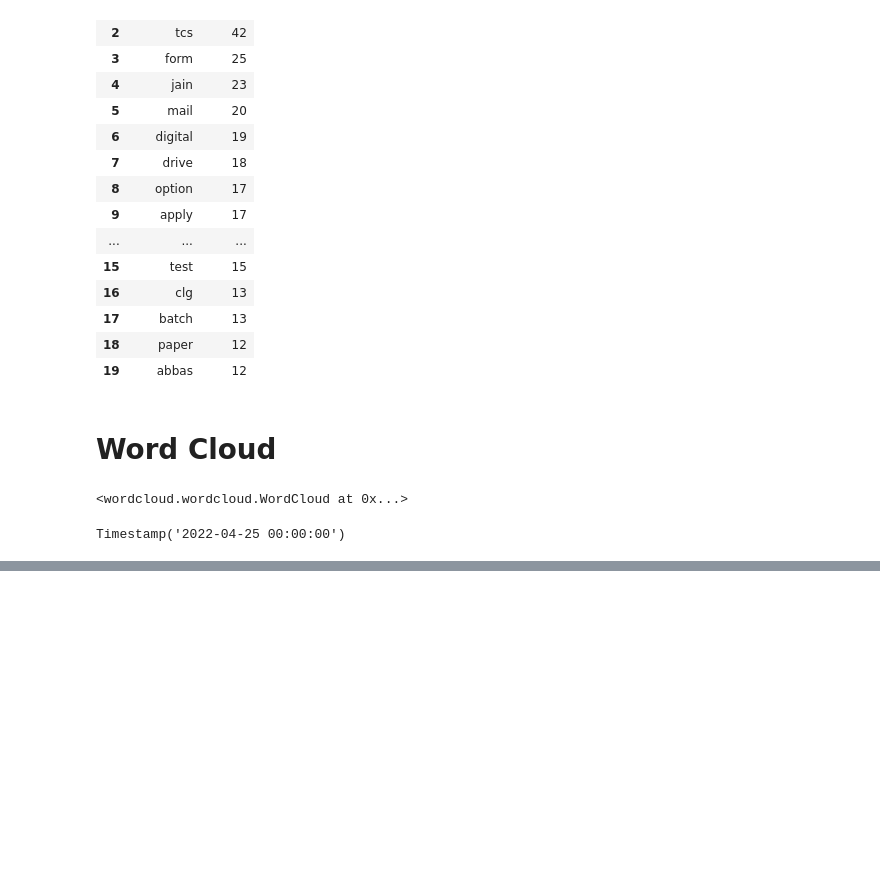
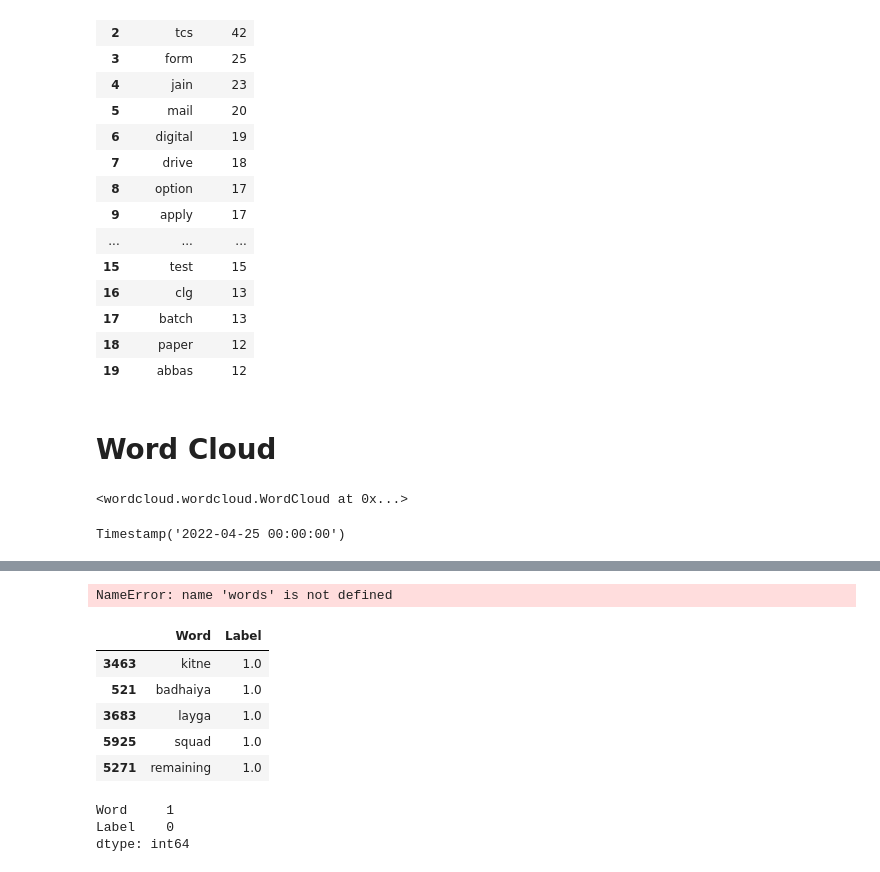
Before and after one commit to Als1510/WhatsAppChatAnalyser, a Jupyter notebook: Analysis.ipynb, the cells around one changed output, grey strips where cells are left out. Saved outputs shown, nothing was run; the diff lists cells and outputs as text; code cells hidden in the pictures; blank space fills up the shorter version.

```diff
--- a/Analysis.ipynb
+++ b/Analysis.ipynb
@@ -703,0 +775,22 @@ Timestamp('2022-04-25 00:00:00')
+# %%
+words = pd.DataFrame(words, columns=['Word'])
+words['Label'] = 1
+words.to_excel("Words.xlsx", index=False)
+# %% [output]
+NameError: name 'words' is not defined
+# %%
+words_df = pd.read_excel('Words.xlsx')
+words_df.sample(5)
+# %% [output]
+|  | Word | Label |
+| 3463 | kitne | 1.0 |
+| 521 | badhaiya | 1.0 |
+| 3683 | layga | 1.0 |
+| 5925 | squad | 1.0 |
+| 5271 | remaining | 1.0 |
+# %%
+words_df.isnull().sum()
+# %% [output]
+Word     1
+Label    0
+dtype: int64
```
Also changed, not shown: parts of 54 cells of this notebook, 16 other files.
